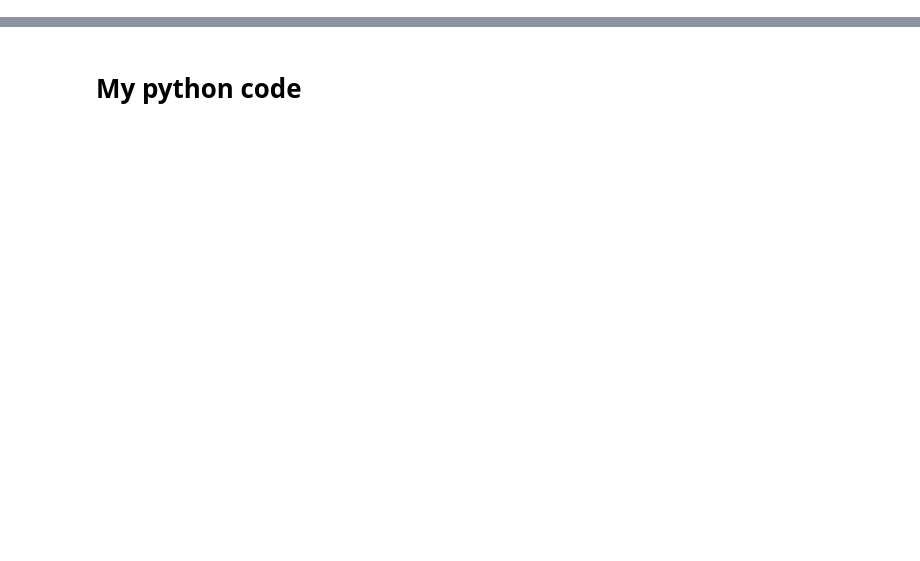
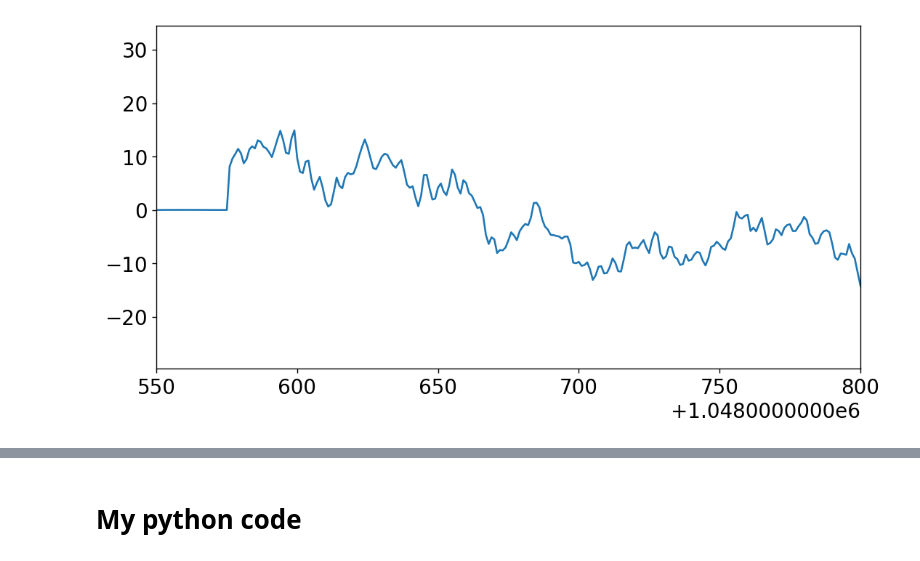
Before and after one commit to Gilaverbuch/pyOAD, a Jupyter notebook: ReadData.ipynb, the cells around one changed output, grey strips where cells are left out. Cells and saved outputs as stored; diff of their text form; code cells hidden in the pictures; blank space fills up the shorter version.

```diff
--- a/ReadData.ipynb
+++ b/ReadData.ipynb
@@ -149,5 +78,6 @@ plt.show()
 # %%
-print(waveforms[0])
-tr = waveforms[0].copy()
-tr.decimate(factor=2, strict_length=False)
+plt.figure(figsize=(10,5))
+plt.plot(waveforms2[0])
+plt.xlim(1.04855*1e6, 1.0488*1e6)
+plt.show()
 # %% [output]
@@ -155,0 +84 @@ SR905.CHN01..FDH | 2021-05-14T06:04:49.462861Z - 2021-05-14T06:06:36.836941Z | 9
+[figure, added]
```
Also changed, not shown: parts of 32 cells of this notebook, 3 other files.
